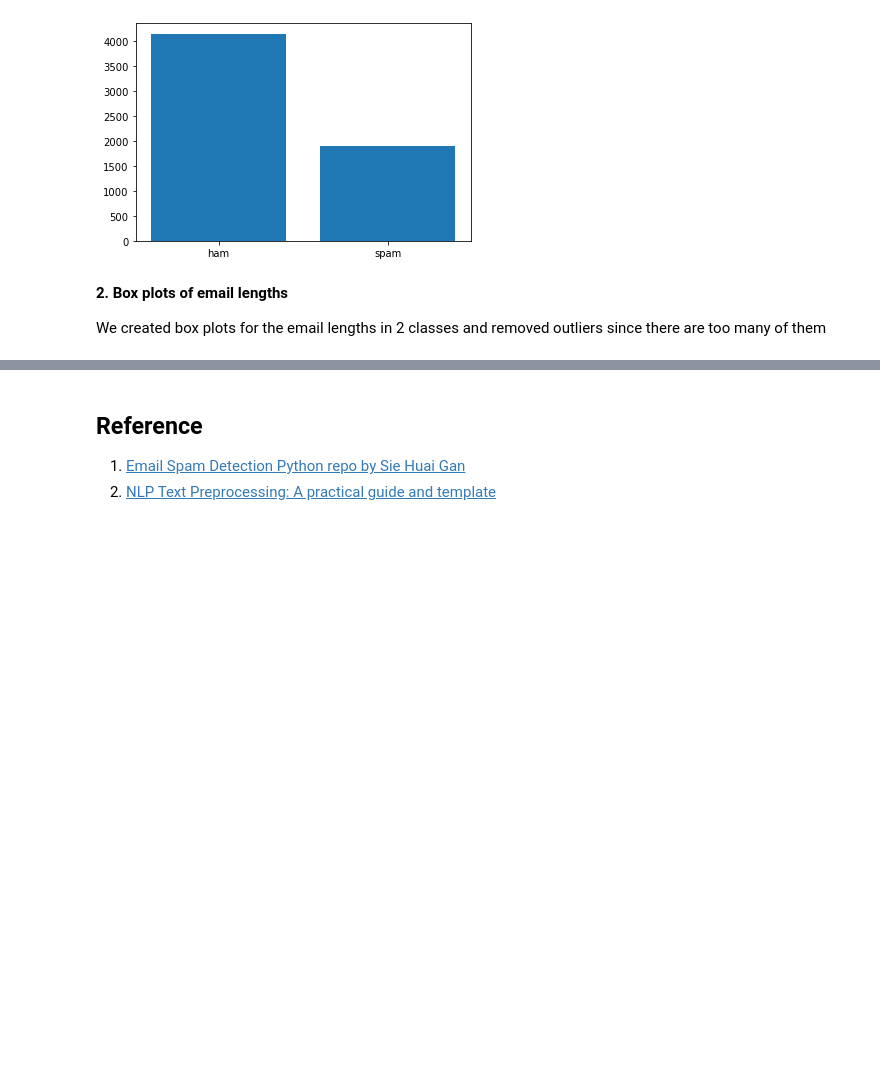
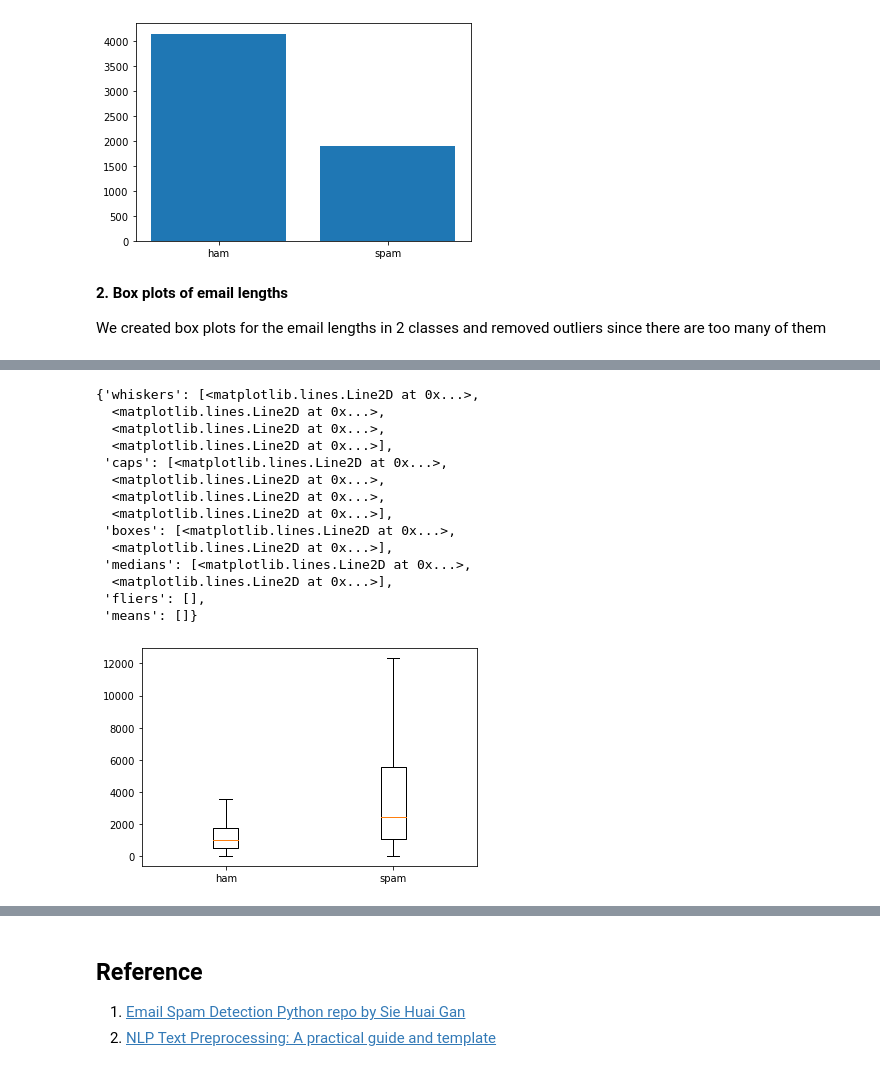
Before and after one commit to PeaceTwinkle/NMKHDL-spam, a Jupyter notebook: SpamMailClassificationProject_HuynhVanTuAn_207KD40106.ipynb, the cells around one changed output, grey strips where cells are left out. Cells and saved outputs as stored; diff of their text form; code cells hidden in the pictures; blank space fills up the shorter version.

```diff
--- a/SpamMailClassificationProject_HuynhVanTuAn_207KD40106.ipynb
+++ b/SpamMailClassificationProject_HuynhVanTuAn_207KD40106.ipynb
@@ -57,6 +80,6 @@ A simpler way to save file names with absolute path is to use the [glob](https:/
 
 First, we checked the content of 1 normal email in the easy category
 # %%
-with open(easy_ham_paths[0], mode='r') as file:
+with open(spam_paths[2], mode='r') as file:
     print(file.read())
 # %% [output]
@@ -162,3 +215,24 @@ plt.boxplot([ham_mail_lengths, spam_mail_lengths], labels=['ham','spam'],showfli
+# %%
+ham_mail_lengths = [np.vectorize(len)(flatten(email_parts)) for email_parts in all_ham]
+spam_mail_lengths=[sum(np.vectorize(len)(email_parts)) for email_parts in all_spam]
+#print(ham_mail_lengths, spam_mail_lengths)
+plt.boxplot([ ham_mail_lengths, spam_mail_lengths], labels=['ham','spam'],showfliers=False)
+# %% [output]
+{'whiskers': [<matplotlib.lines.Line2D at 0x...>,
+  <matplotlib.lines.Line2D at 0x...>,
+  <matplotlib.lines.Line2D at 0x...>,
+  <matplotlib.lines.Line2D at 0x...>],
+ 'caps': [<matplotlib.lines.Line2D at 0x...>,
+  <matplotlib.lines.Line2D at 0x...>,
+  <matplotlib.lines.Line2D at 0x...>,
+  <matplotlib.lines.Line2D at 0x...>],
+ 'boxes': [<matplotlib.lines.Line2D at 0x...>,
+  <matplotlib.lines.Line2D at 0x...>],
+ 'medians': [<matplotlib.lines.Line2D at 0x...>,
+  <matplotlib.lines.Line2D at 0x...>],
+ 'fliers': [],
+ 'means': []}
+[figure, added]
 # %%
 kwargs = dict(alpha=0.5, bins=500)
 plt.hist(ham_mail_lengths,  **kwargs, color='b', label='ham')
```
Also changed, not shown: parts of 57 cells of this notebook, 1 other file.
